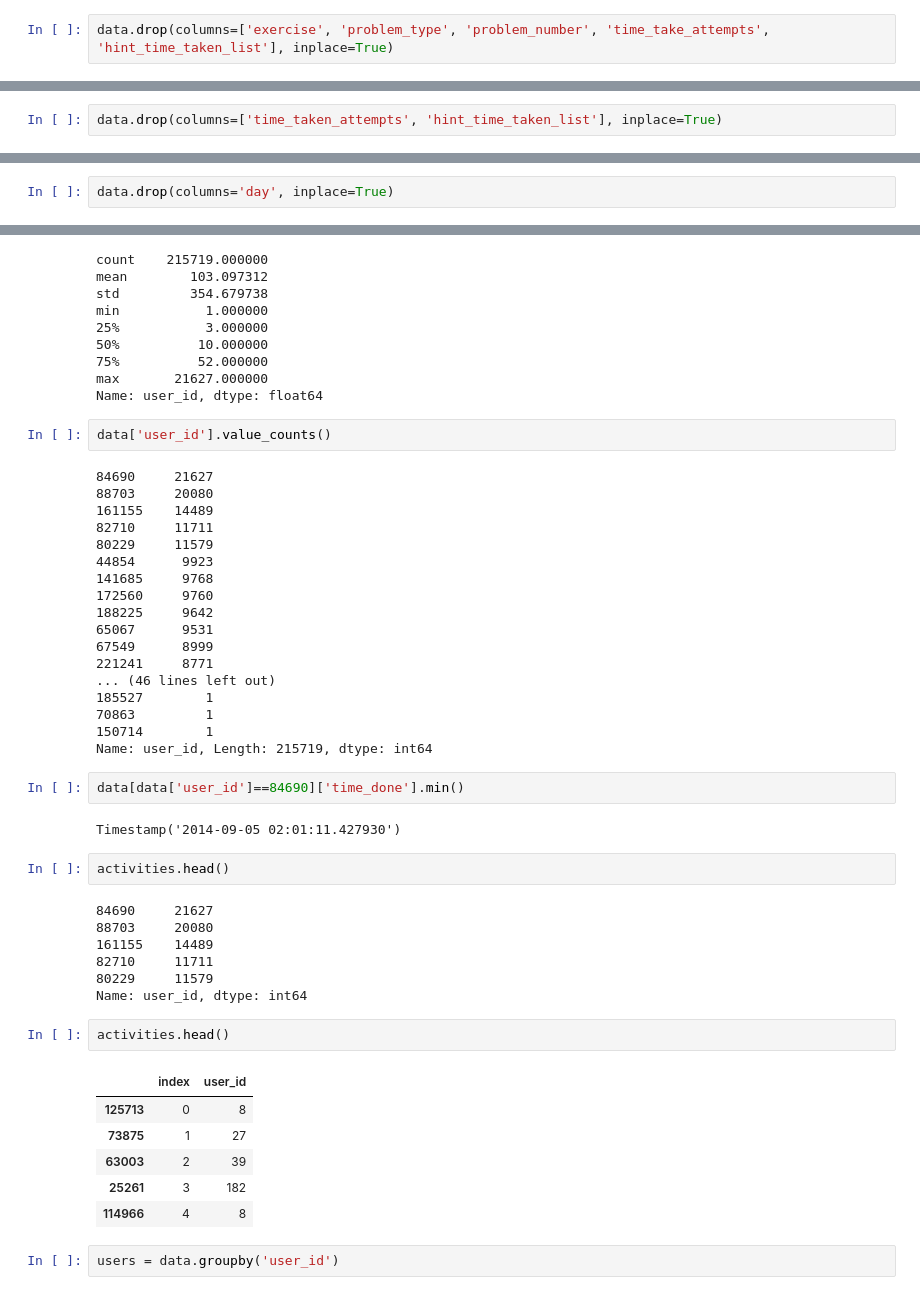
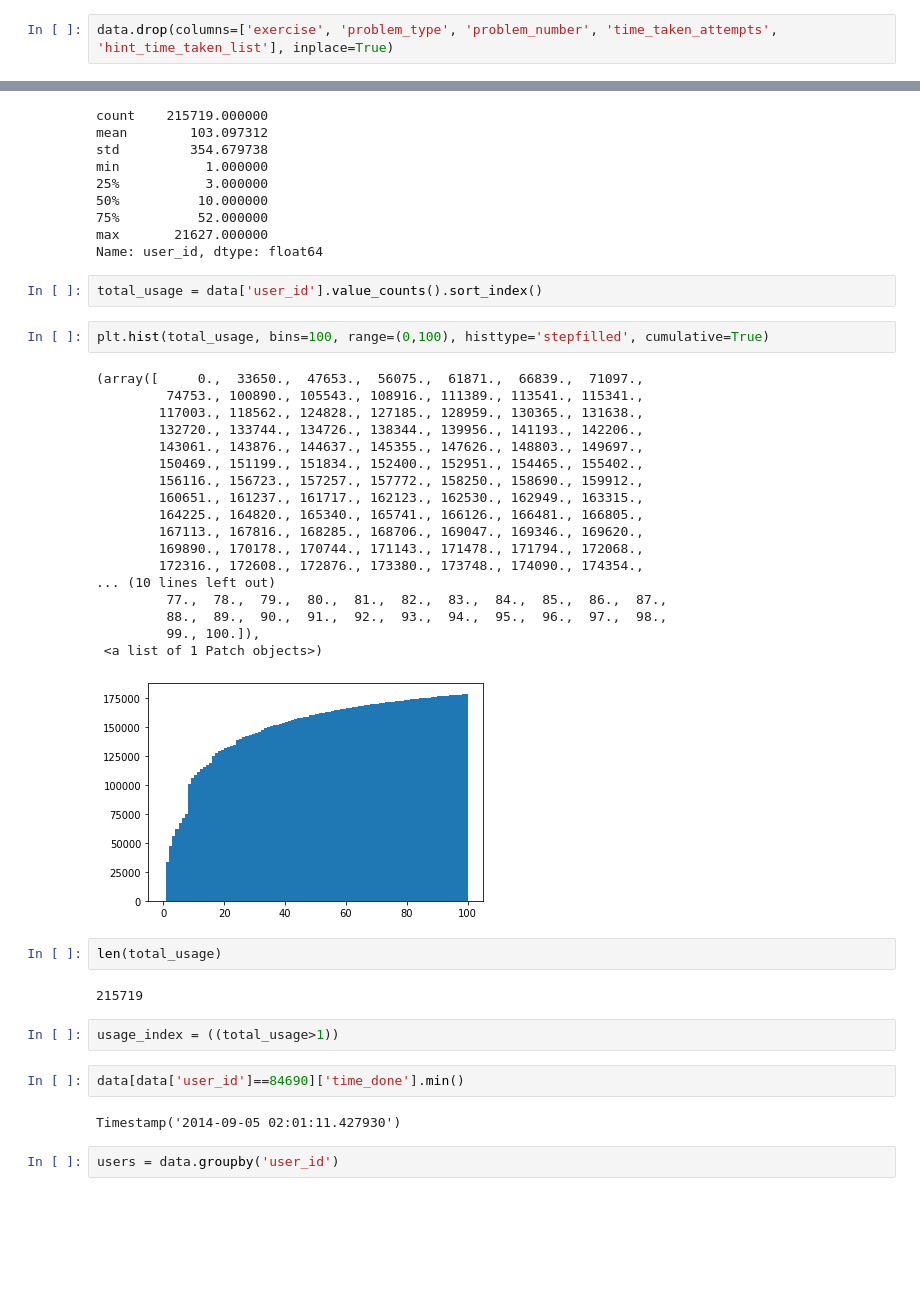
Before and after one commit to branlindsey/junyi_app_user, a Jupyter notebook: EDA.ipynb, the cells around one changed output, grey strips where cells are left out. Saved outputs shown, nothing was run; the diff lists cells and outputs as text; blank space fills up the shorter version.

```diff
--- a/EDA.ipynb
+++ b/EDA.ipynb
@@ -20,2 +11,2 @@ data.head()
 # %%
-data.drop(columns=['exercise', 'problem_type', 'problem_number', 'time_take_attempts', 'hint_time_taken_list'], inplace=True)
+data.drop(columns=['exercise', 'problem_type', 'problem_number', 'time_taken_attempts', 'hint_time_taken_list'], inplace=True)
@@ -67,5 +46,3 @@ def change_bool(df, bool_cols):
 bool_cols = ['topic_mode', 'suggested', 'review_mode','correct', 'hint_used','earned_proficiency',]
 
 data = change_bool(data, bool_cols)
-# %%
-data.drop(columns=['time_taken_attempts', 'hint_time_taken_list'], inplace=True)
@@ -101,2 +62,0 @@ See the caveats in the documentation: http://pandas.pydata.org/pandas-docs/stabl
-# %%
-data.drop(columns='day', inplace=True)
@@ -160,47 +115,38 @@ min           1.000000
 max       21627.000000
 Name: user_id, dtype: float64
 # %%
-data['user_id'].value_counts()
+total_usage = data['user_id'].value_counts().sort_index()
-# %% [output]
-84690     21627
-88703     20080
-161155    14489
-82710     11711
-80229     11579
-44854      9923
-141685     9768
-172560     9760
-188225     9642
-65067      9531
-67549      8999
-221241     8771
-... (46 lines left out)
-185527        1
-70863         1
-150714        1
-Name: user_id, Length: 215719, dtype: int64
+# %%
+plt.hist(total_usage, bins=100, range=(0,100), histtype='stepfilled', cumulative=True)
+# %% [output]
+(array([     0.,  33650.,  47653.,  56075.,  61871.,  66839.,  71097.,
+         74753., 100890., 105543., 108916., 111389., 113541., 115341.,
+        117003., 118562., 124828., 127185., 128959., 130365., 131638.,
+        132720., 133744., 134726., 138344., 139956., 141193., 142206.,
+        143061., 143876., 144637., 145355., 147626., 148803., 149697.,
+        150469., 151199., 151834., 152400., 152951., 154465., 155402.,
+        156116., 156723., 157257., 157772., 158250., 158690., 159912.,
+        160651., 161237., 161717., 162123., 162530., 162949., 163315.,
+        164225., 164820., 165340., 165741., 166126., 166481., 166805.,
+        167113., 167816., 168285., 168706., 169047., 169346., 169620.,
+        169890., 170178., 170744., 171143., 171478., 171794., 172068.,
+        172316., 172608., 172876., 173380., 173748., 174090., 174354.,
+... (10 lines left out)
+         77.,  78.,  79.,  80.,  81.,  82.,  83.,  84.,  85.,  86.,  87.,
+         88.,  89.,  90.,  91.,  92.,  93.,  94.,  95.,  96.,  97.,  98.,
+         99., 100.]),
+ <a list of 1 Patch objects>)
+[figure, added]
+# %%
+len(total_usage)
+# %% [output]
+215719
+# %%
+usage_index = ((total_usage>1))
 # %%
 data[data['user_id']==84690]['time_done'].min()
 # %% [output]
 Timestamp('2014-09-05 02:01:11.427930')
-# %%
-activities.head()
-# %% [output]
-84690     21627
-88703     20080
-161155    14489
-82710     11711
-80229     11579
-Name: user_id, dtype: int64
-# %%
-activities.head()
-# %% [output]
-|  | index | user_id |
-| 125713 | 0 | 8 |
-| 73875 | 1 | 27 |
-| 63003 | 2 | 39 |
-| 25261 | 3 | 182 |
-| 114966 | 4 | 8 |
 # %%
 users = data.groupby('user_id')
 # %%
```
Also changed, not shown: parts of 69 cells of this notebook, 2 other files.
